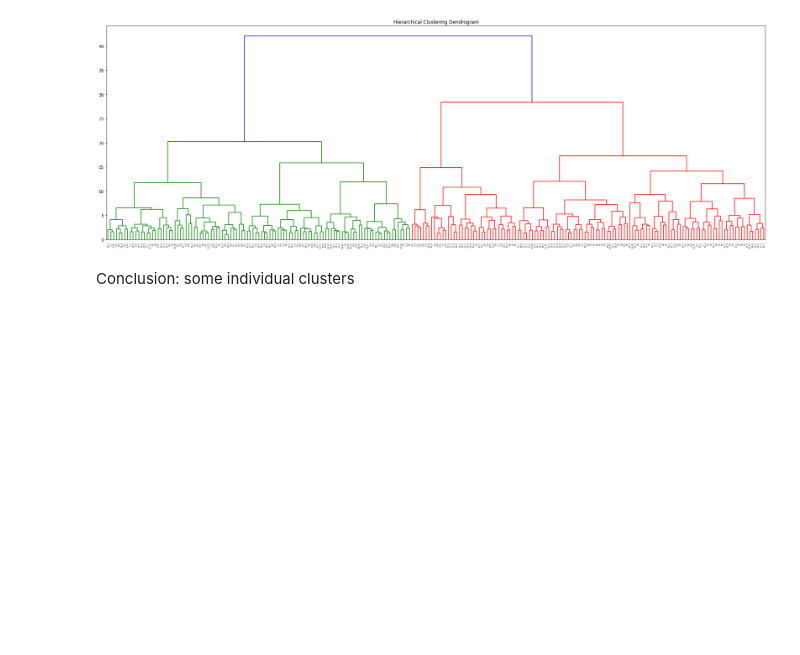
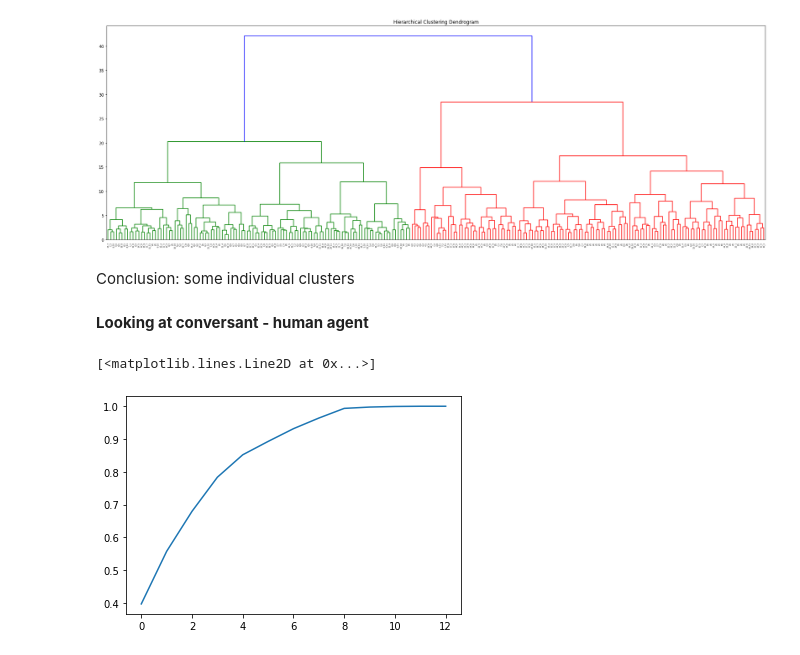
Before and after one commit to Neako/physsocial-summarydata, a Jupyter notebook: data_analysis/_ipynb/test_clustering.ipynb, the cells around one changed output. Drawn from its saved outputs; the diff is of its cells as text; code cells hidden in the pictures; blank space fills up the shorter version.

```diff
--- a/data_analysis/_ipynb/test_clustering.ipynb
+++ b/data_analysis/_ipynb/test_clustering.ipynb
@@ -100,3 +113,17 @@ plt.show()
 [figure]
 # %% [markdown]
 Conclusion: some individual clusters
+# %% [markdown]
+**Looking at conversant - human agent**
+# %%
+X_H = results[(results.tier == 'conversant') & (results.conv == 1)][int_cols]
+y_H = results[(results.tier == 'conversant') & (results.conv == 1)][labels]
+y_HH = results[(results.tier == 'conversant') & (results.conv == 1)]['human']
+# %%
+X_Hs = StandardScaler().fit_transform(X_H)
+pca = PCA()
+pca.fit(X_Hs)
+plt.plot(np.cumsum(pca.explained_variance_ratio_))
+# %% [output]
+[<matplotlib.lines.Line2D at 0x...>]
+[figure, added]
```
Also changed, not shown: parts of 16 cells of this notebook, 1 other file.
